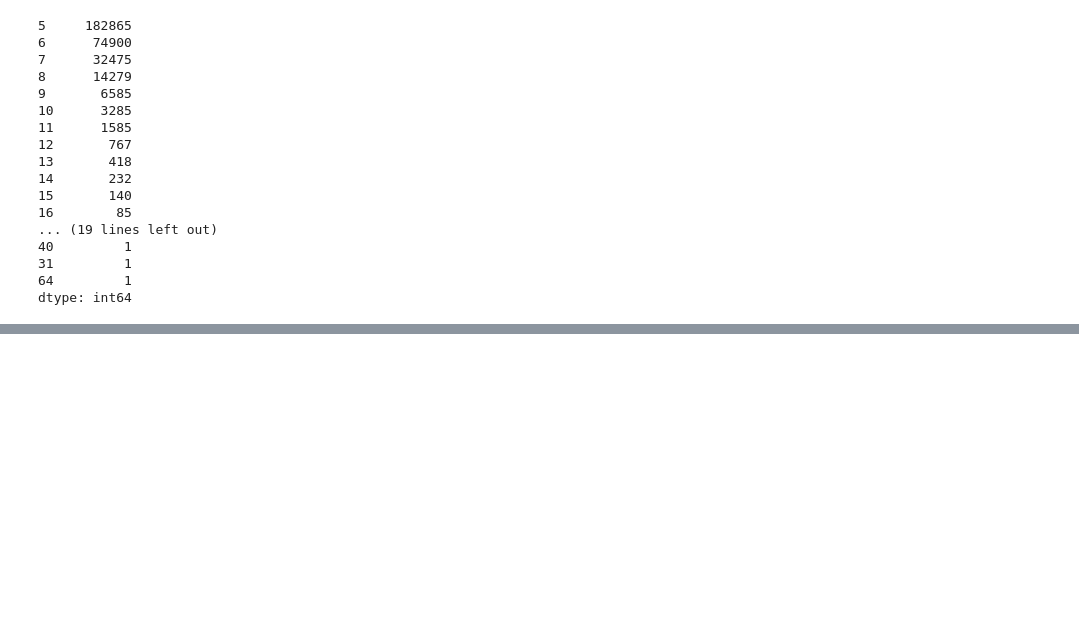
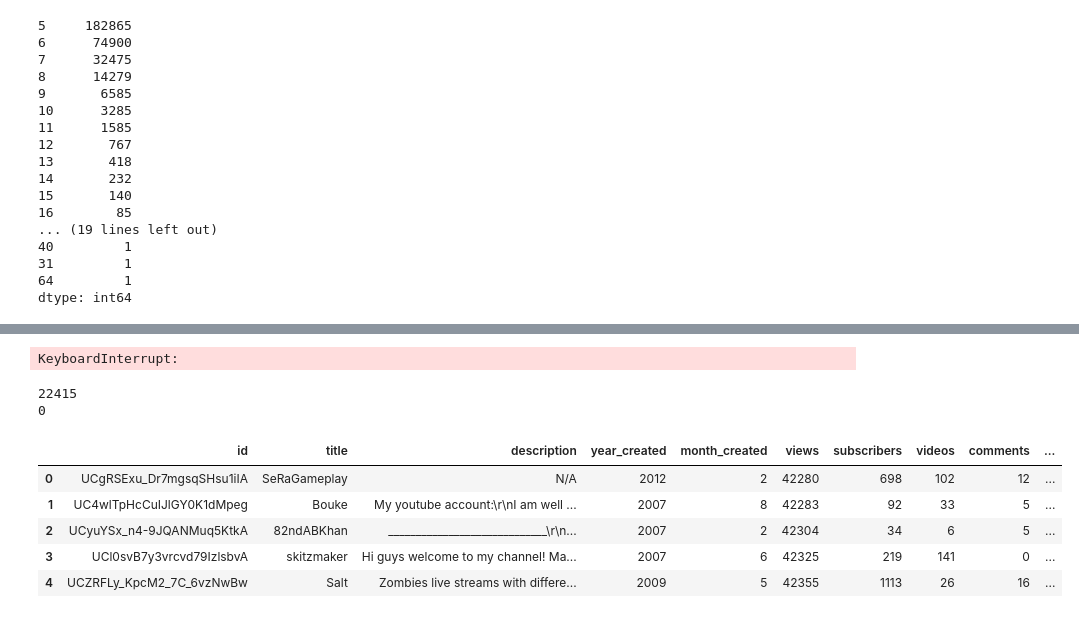
Before and after one commit to AnaRuizS/LetsplayData, a Jupyter notebook: API data code/Tags_network.ipynb, the cells around one changed output, grey strips where cells are left out. Cells and saved outputs as stored; diff of their text form; code cells hidden in the pictures; blank space fills up the shorter version.

```diff
--- a/API data code/Tags_network.ipynb
+++ b/API data code/Tags_network.ipynb
@@ -27,13 +27,14 @@ fileName2=os.path.join(data_folder_channels,'all_channels_cat_clean.csv')
 df=pd.read_csv(fileName2)
 df=df.sort_values(by=['views'],ascending=True)
 df=df.fillna("N/A")
+df=df[df['views']>42267]
 df=df.reset_index(drop=True)
 lemmatizer = WordNetLemmatizer()
 stopWords = set(stopwords.words('english'))
 searchKeys=["minecraft","roblox","call", "of", "duty","overwatch", "grand","theft","auto","league","legend",
             "Happy","wheel","five", "night", "at", "freddy's","agar.io", "pokemon"]
 # searchKeys=["grand","theft","auto"]
-top_words= ["game", "gaming", "video", "gameplay", "funny", "play", "let","cod", "mod", "tutorial"]
+# top_words= ["game", "gaming", "video", "gameplay", "funny", "play", "let","cod", "mod", "tutorial"]
 # quartile3=246352
 quartile3=42267
 #punctuation list to exclude from keywords
@@ -202,3 +205,34 @@ rep
 31         1
 64         1
 dtype: int64
+# %%
+def assign_keys(key_string):
+    channel_keys_clean=''
+    if (key_string!="N/A"):
+        channel_keys=[]
+
+        try:
+            l = shlex.split(key_string)
+
+        except:
+            l = key_string.split()
+
+        for kw in l:
+            kw_id = kw.lower().replace("'", "").replace("´", "").replace("’", "").replace("`", "")
+            single_keys=nltk.word_tokenize(kw_id)
+            for key in single_keys:
+                key=lemmatizer.lemmatize(key)
+                if (key not in stopWords)and(len(key)>1):
+                    if (key not in channel_keys) and (key not in searchKeys):
+                        channel_keys.append(key)
+
+#         clean all digits and punctuation from keywords
+        channel_keys_clean=remove_dig_punct(channel_keys)
+#         channel_keys_clean=' '.join (channel_keys_clean)
+#         df.loc[n,"num_tags"]=len(channel_keys_clean)
+    return channel_keys_clean
+# %%
+df['temp']=df.keywords.apply(lambda x: assign_keys(x))
+# %%
+df=df[df['temp']!='']
+df=df.reset_index(drop=True)
@@ -204,0 +250,18 @@ dtype: int64
+# %%
+%%time
+#edges
+for i in range (0, len(df)-1):
+    for j in range (i+1,len(df)):
+        shared_items=set(df.temp[i]).intersection(set(df.temp[j]))
+        shared_len=len(shared_items)
+        item_string=' '.join(list(shared_items))
+        if shared_len>8 and shared_len<64:
+            g.add_edge(df.id[i],df.id[j], weight=int(shared_len), shared=item_string)
+# %% [output]
+KeyboardInterrupt:
+# %%
+print(len(g.nodes()))
+print(len(g.edges()))
+# %% [output]
+22415
+0
@@ -204,0 +275,9 @@ dtype: int64
+# %%
+df.head()
+# %% [output]
+|  | id | title | description | year_created | month_created | views | subscribers | videos | comments | ... |
+| 0 | UCgRSExu_Dr7mgsqSHsu1iIA | SeRaGameplay | N/A | 2012 | 2 | 42280 | 698 | 102 | 12 | ... |
+| 1 | UC4wlTpHcCuIJlGY0K1dMpeg | Bouke | My youtube account:\r\nI am well ... | 2007 | 8 | 42283 | 92 | 33 | 5 | ... |
+| 2 | UCyuYSx_n4-9JQANMuq5KtkA | 82ndABKhan | _____________________________\r\n... | 2007 | 2 | 42304 | 34 | 6 | 5 | ... |
+| 3 | UCl0svB7y3vrcvd79IzlsbvA | skitzmaker | Hi guys welcome to my channel! Ma... | 2007 | 6 | 42325 | 219 | 141 | 0 | ... |
+| 4 | UCZRFLy_KpcM2_7C_6vzNwBw | Salt | Zombies live streams with differe... | 2009 | 5 | 42355 | 1113 | 26 | 16 | ... |
```
Also changed, not shown: parts of 6 cells of this notebook, 15 other files.
